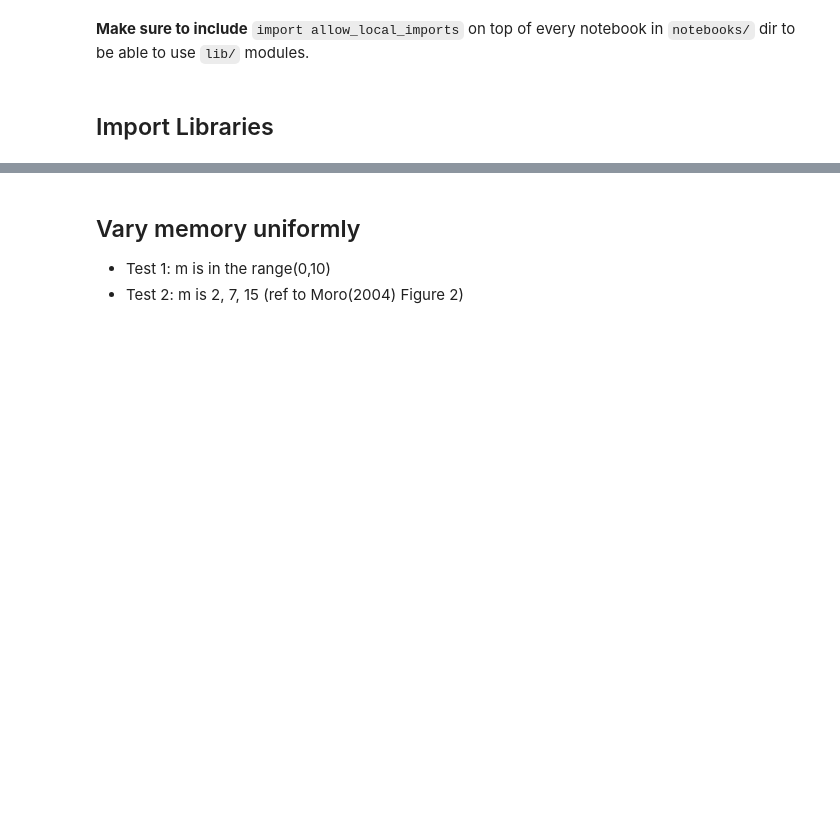
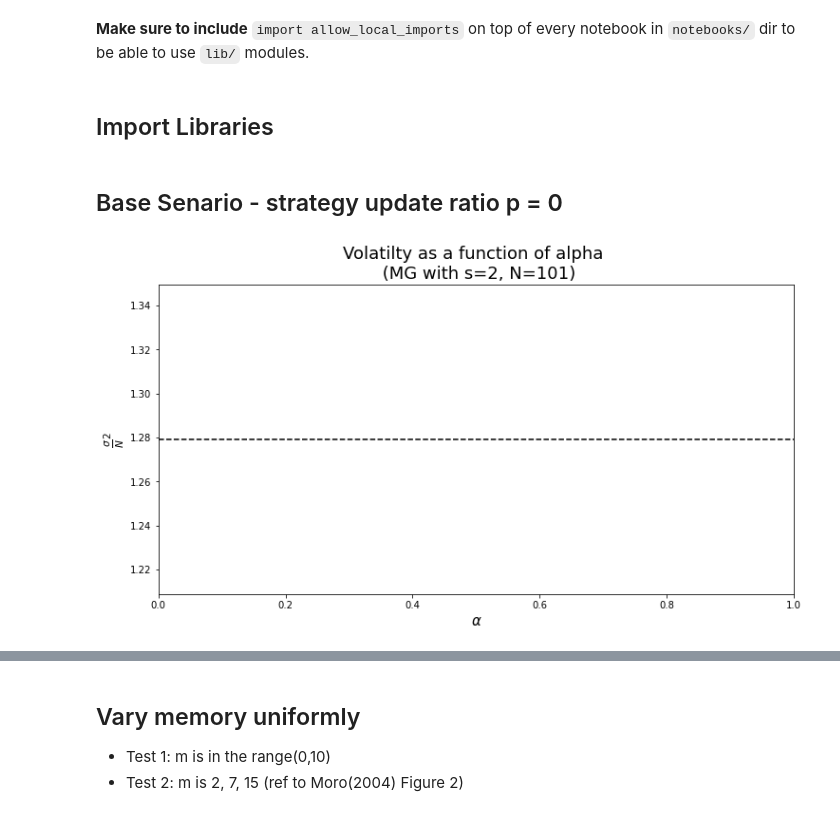
Before and after one commit to dvdblk/abm-project, a Jupyter notebook: notebooks/src_mg.ipynb, the cells around one changed output, grey strips where cells are left out. Cells and saved outputs as stored; diff of their text form; code cells hidden in the pictures; blank space fills up the shorter version.

```diff
--- a/notebooks/src_mg.ipynb
+++ b/notebooks/src_mg.ipynb
@@ -32,0 +49,2 @@ from lib.plots import default_plot
+# %% [markdown]
+## Base Senario - strategy update ratio p = 0
@@ -32,0 +58,41 @@ from lib.plots import default_plot
+# %%
+'''
+The following parameters have been initialized above:
+    - n_agents
+    - agent_cls = Agent
+    - strategy_clss = [DefaultStrategy]
+    - memory_generator = UniformMemoryGenerator(m0)
+    - max_steps = 500
+
+'''
+
+game0 = MinorityGame(
+    n_agents=n_agents,
+    factory_dict={
+        1: AgentFactory(
+            Agent,
+            agent_kwargs=dict(
+                strategy_clss=[DefaultStrategy,DefaultStrategy]
+            ),
+            memory_generator=UniformMemoryGenerator(m0)
+        ),
+    }
+)
+times, attendances, mean_A_t, vol_A_t = game0.simulate_game(max_steps=num_run)
+success_rate0=game0.total_success_rate()
+# %%
+# plot base case
+omega_0 = np.average(vol_A_t)/n_agents
+alpha_0 = 2**m0/n_agents
+
+fig, ax = plt.subplots(figsize=(12, 6))
+ax.axhline(y=omega_0, color="k", linestyle="--")
+#ax.axvline(x=alpha_0, color="k", linestyle="--")
+
+plt.title("Volatilty as a function of alpha \n (MG with s=%s, N=%s)"%(s, n_agents), fontsize=18)
+ax.set_xlabel(r"$\alpha$",fontsize=15)
+ax.set_ylabel(r"$\frac{\sigma}{N}^2$",fontsize=15)
+
+plt.show()
+# %% [output]
+[figure, added]
```
Also changed, not shown: parts of 24 cells of this notebook, 2 other files.
